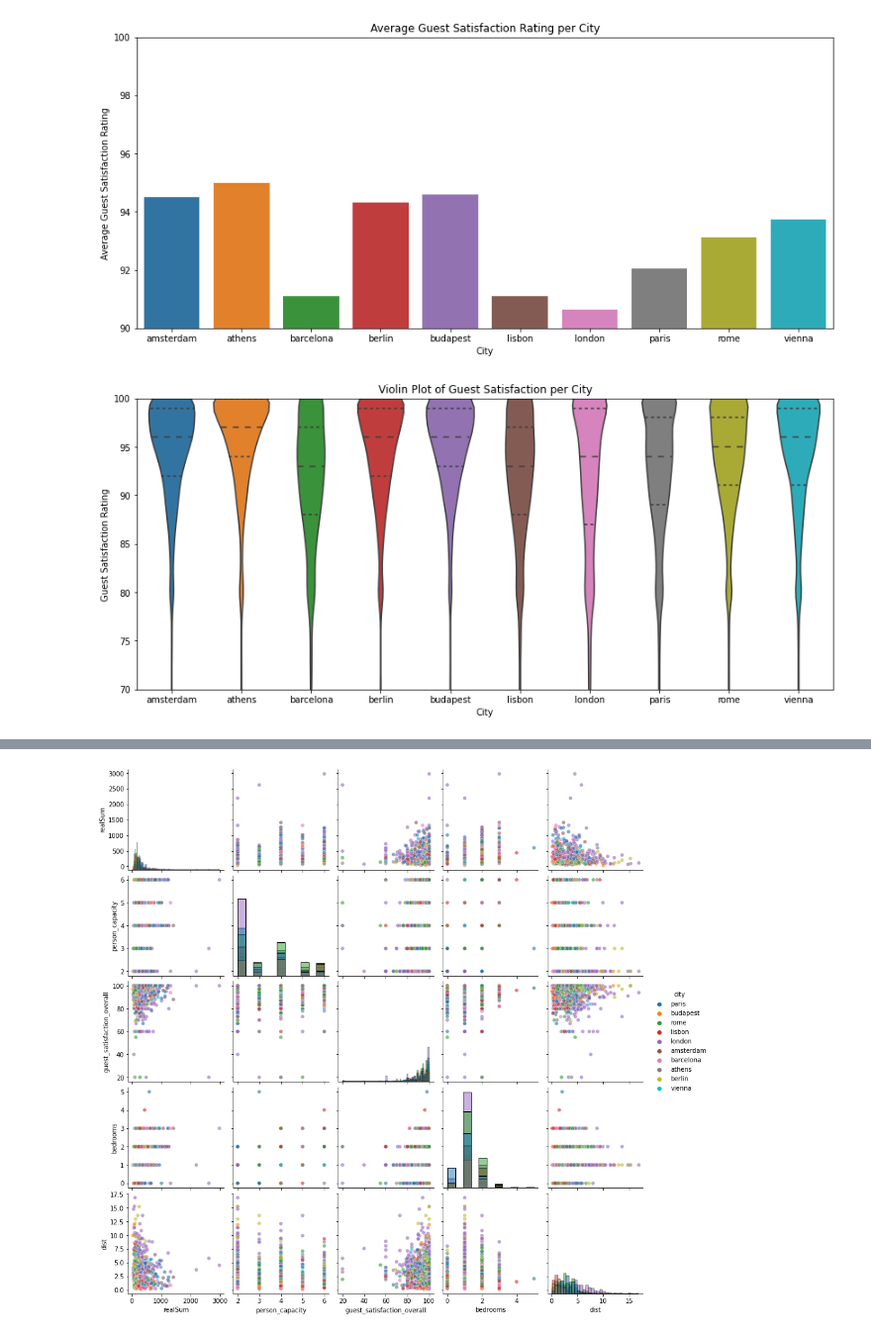
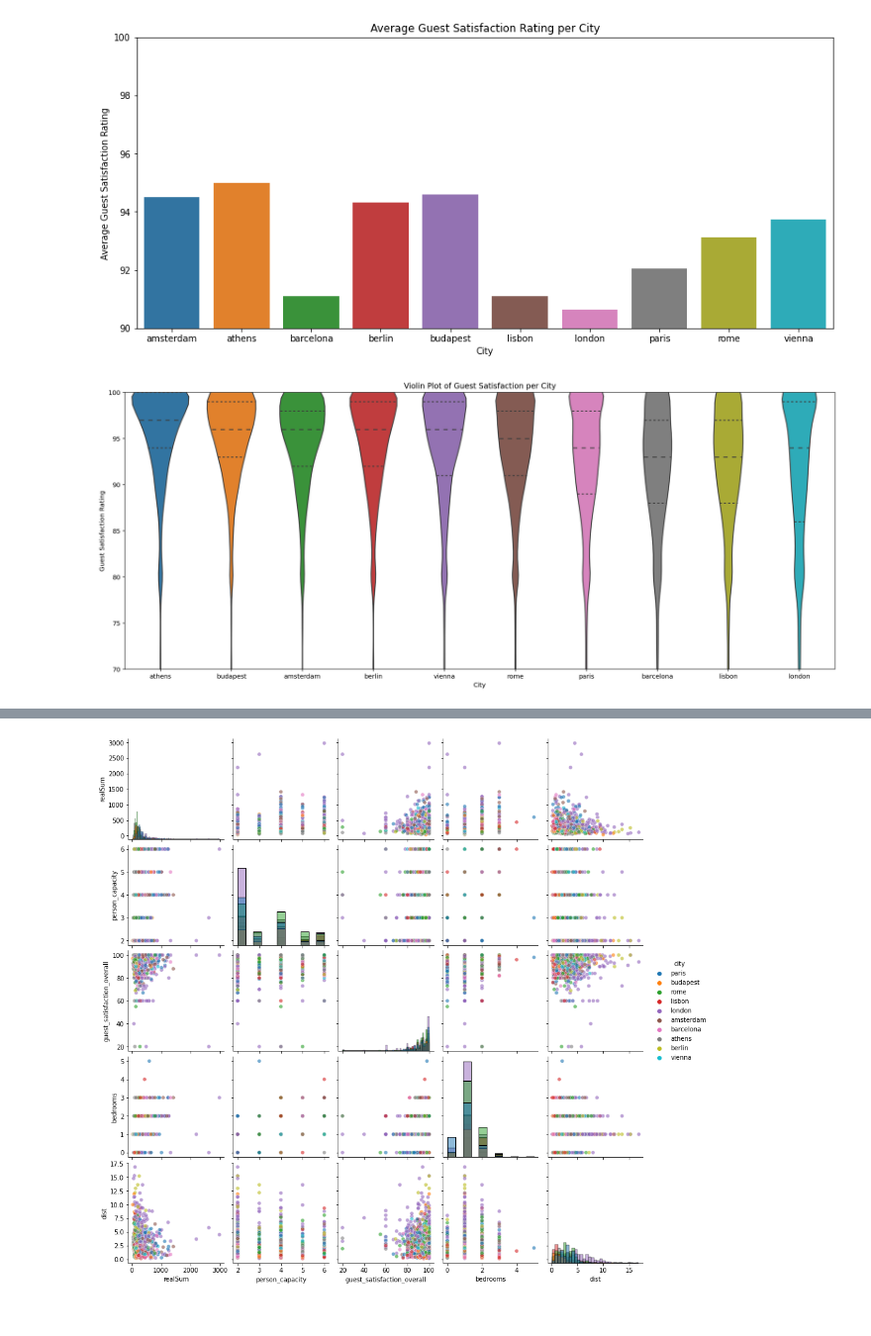
Before and after one commit to com-480-data-visualization/project-2023-les-zinzins, a Jupyter notebook: EDA.ipynb, the cells around one changed output, grey strips where cells are left out. Shown at 99% size. Drawn from its saved outputs; the diff is of its cells as text; code cells hidden in the pictures.

```diff
--- a/EDA.ipynb
+++ b/EDA.ipynb
@@ -131,6 +131,8 @@ print(df['room_type'].unique())
 ['Private room' 'Entire home/apt' 'Shared room']
 # %% [markdown]
 # Classic EDA
+# %%
+df = df_clean
 # %%
 # With the long tail :
 # plt.figure(figsize=(10, 6))
@@ -227,15 +253,16 @@ The `ci` parameter is deprecated. Use `errorbar=None` for the same effect.
   sns.barplot(x='city', y='guest_satisfaction_overall', data=df, ci=None)
 [figure]
 # %%
-plt.figure(figsize=(14, 6))
-sns.violinplot(x='city', y='guest_satisfaction_overall', data=df, inner='quartile')
+plt.figure(figsize=(20, 8))
+sns.violinplot(x='city', y='guest_satisfaction_overall', data=df, inner='quartile', order= df.groupby('city')['guest_satisfaction_overall'].mean().sort_values(ascending=False).index)
 plt.title('Violin Plot of Guest Satisfaction per City')
 plt.xlabel('City')
 plt.ylabel('Guest Satisfaction Rating')
 plt.ylim(70, 100)
+plt.savefig('violinplot_guest_satisfaction.png')
 plt.show()
 # %% [output]
-[figure, old version]
+[figure, new version]
 # %%
 # Select columns for the correlation matrix
 corr_columns = ['realSum', 'person_capacity', 'cleanliness_rating', 'guest_satisfaction_overall', 'bedrooms', 'dist', 'metro_dist']
```
Also changed, not shown: parts of 8 cells of this notebook.
